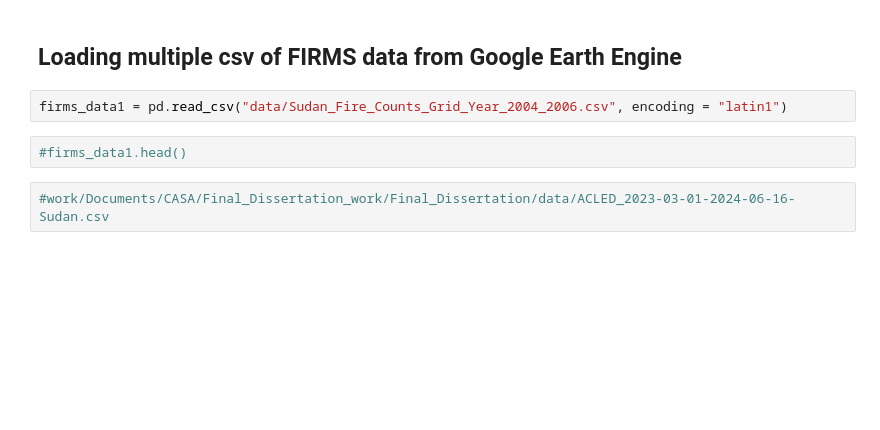
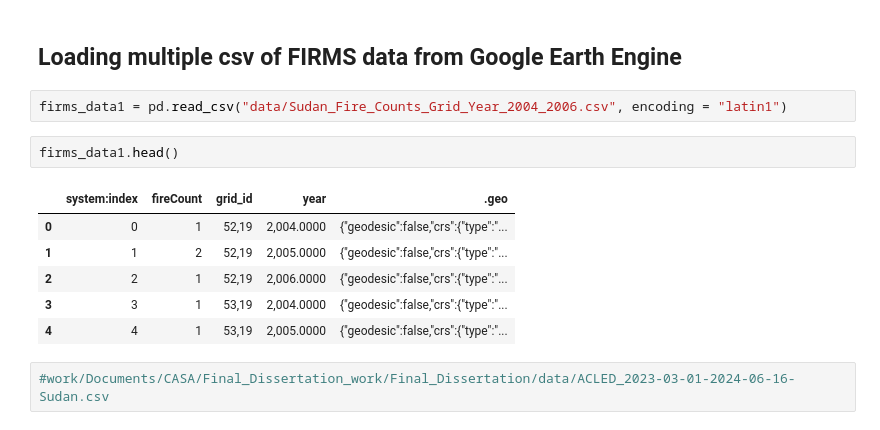
Before and after one commit to sameera006/Final_Dissertation, a Jupyter notebook: ACLED_Sudan.ipynb, the cells around one changed output. Drawn from its saved outputs; the diff is of its cells as text; blank space fills up the shorter version.

```diff
--- a/ACLED_Sudan.ipynb
+++ b/ACLED_Sudan.ipynb
@@ -119,7 +119,14 @@ Dropping admin3 and tags column as it has maximum number of NULL values
 # %%
 firms_data1 = pd.read_csv("data/Sudan_Fire_Counts_Grid_Year_2004_2006.csv", encoding = "latin1")
 # %%
-#firms_data1.head()
+firms_data1.head()
+# %% [output]
+|  | system:index | fireCount | grid_id | year | .geo |
+| 0 | 0 | 1 | 52,19 | 2,004.0000 | {"geodesic":false,"crs":{"type":"... |
+| 1 | 1 | 2 | 52,19 | 2,005.0000 | {"geodesic":false,"crs":{"type":"... |
+| 2 | 2 | 1 | 52,19 | 2,006.0000 | {"geodesic":false,"crs":{"type":"... |
+| 3 | 3 | 1 | 53,19 | 2,004.0000 | {"geodesic":false,"crs":{"type":"... |
+| 4 | 4 | 1 | 53,19 | 2,005.0000 | {"geodesic":false,"crs":{"type":"... |
 # %%
 #work/Documents/CASA/Final_Dissertation_work/Final_Dissertation/data/ACLED_2023-03-01-2024-06-16-Sudan.csv
 # %%
```
Also changed, not shown: parts of 26 cells of this notebook, 31 other files.
